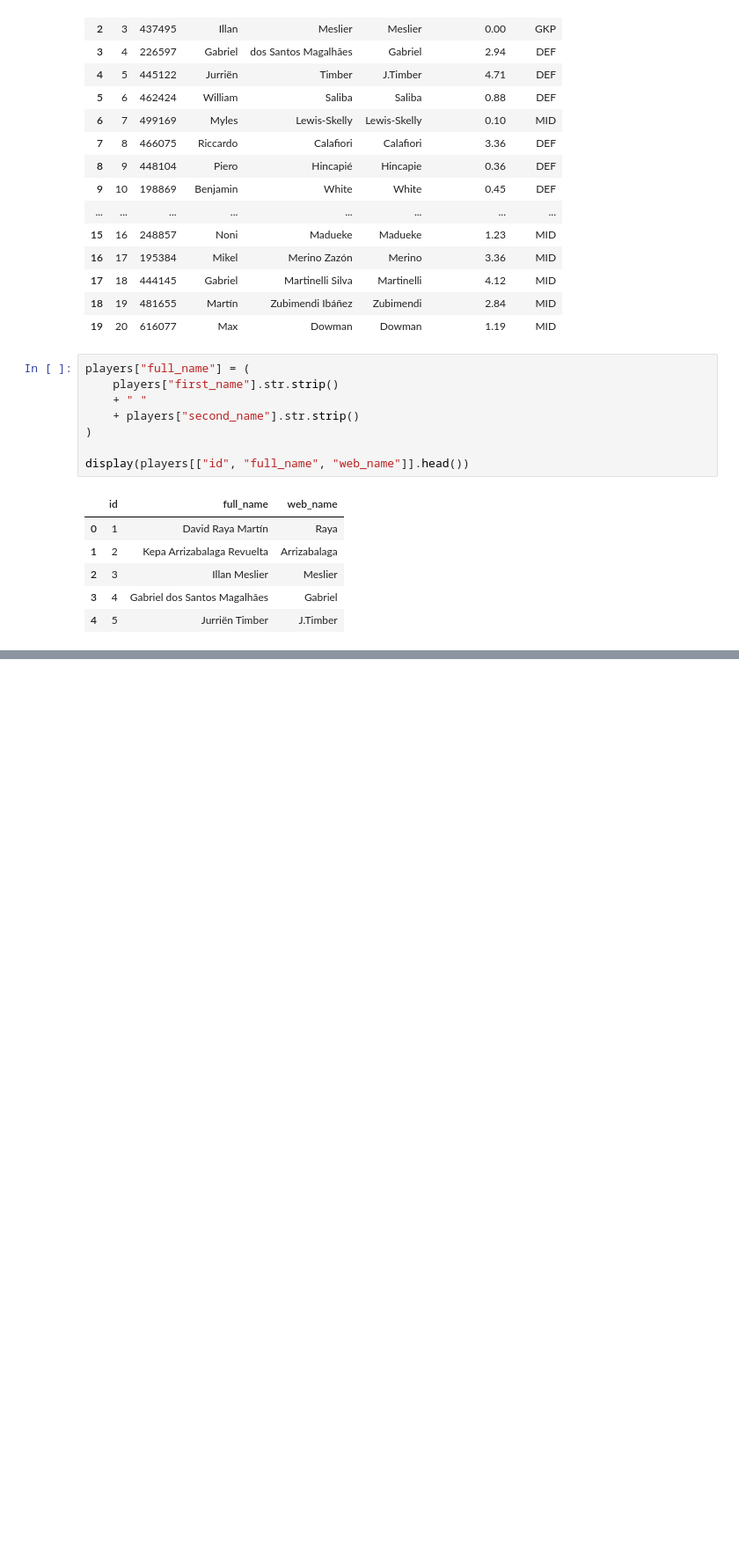
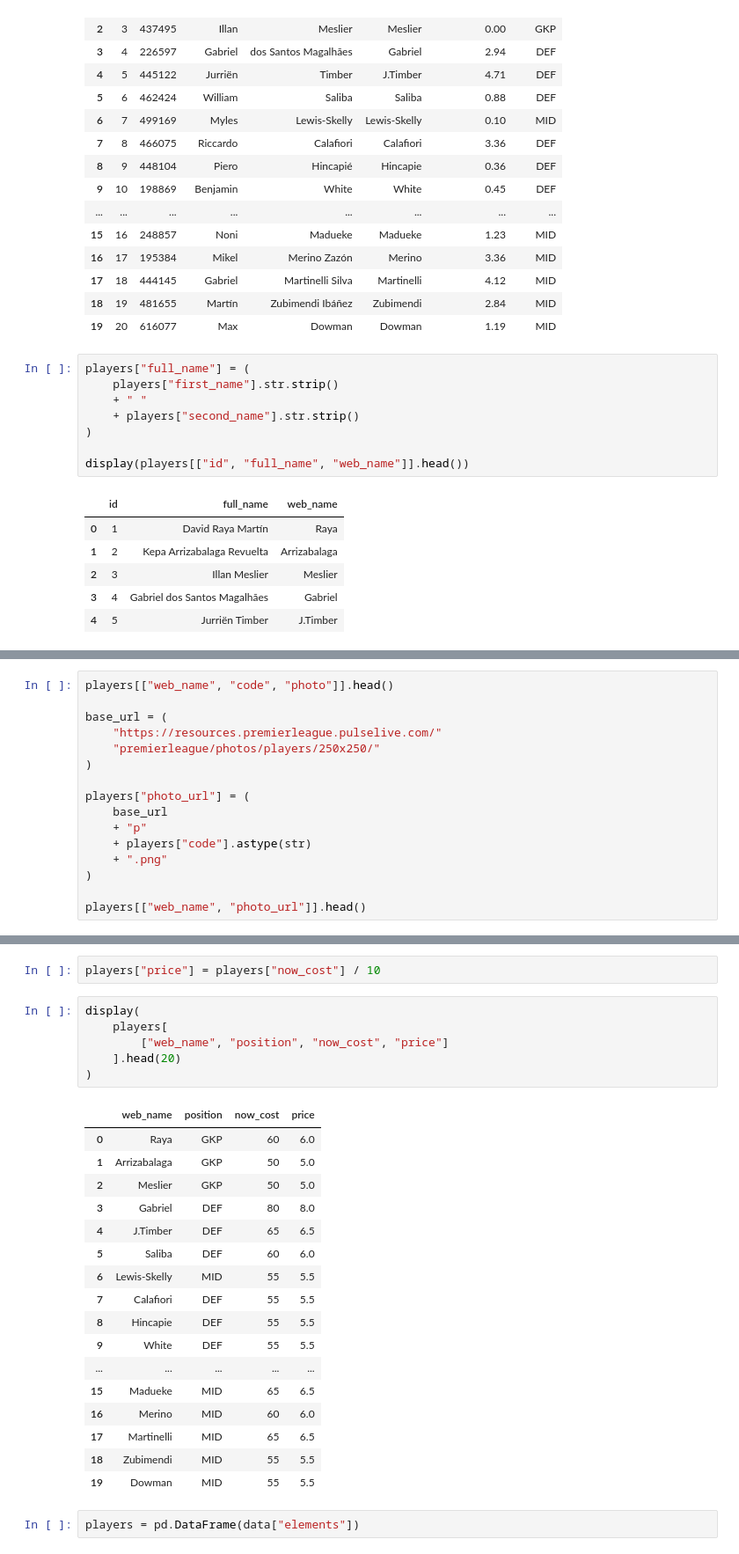
Before and after one commit to mchomm/fpl_predictions, a Jupyter notebook: misc/scripts/practice_api.ipynb, the cells around one changed output, grey strips where cells are left out. Shown at 88% size. Drawn from its saved outputs; the diff is of its cells as text; blank space fills up the shorter version.

```diff
--- a/misc/scripts/practice_api.ipynb
+++ b/misc/scripts/practice_api.ipynb
@@ -119,0 +122,16 @@ display(players[["id", "full_name", "web_name"]].head())
+# %%
+players[["web_name", "code", "photo"]].head()
+
+base_url = (
+    "https://resources.premierleague.pulselive.com/"
+    "premierleague/photos/players/250x250/"
+)
+
+players["photo_url"] = (
+    base_url
+    + "p"
+    + players["code"].astype(str)
+    + ".png"
+)
+
+players[["web_name", "photo_url"]].head()
@@ -119,0 +183,28 @@ display(players[["id", "full_name", "web_name"]].head())
+# %%
+players["price"] = players["now_cost"] / 10
+# %%
+display(
+    players[
+        ["web_name", "position", "now_cost", "price"]
+    ].head(20)
+)
+# %% [output]
+|  | web_name | position | now_cost | price |
+| 0 | Raya | GKP | 60 | 6.0 |
+| 1 | Arrizabalaga | GKP | 50 | 5.0 |
+| 2 | Meslier | GKP | 50 | 5.0 |
+| 3 | Gabriel | DEF | 80 | 8.0 |
+| 4 | J.Timber | DEF | 65 | 6.5 |
+| 5 | Saliba | DEF | 60 | 6.0 |
+| 6 | Lewis-Skelly | MID | 55 | 5.5 |
+| 7 | Calafiori | DEF | 55 | 5.5 |
+| 8 | Hincapie | DEF | 55 | 5.5 |
+| 9 | White | DEF | 55 | 5.5 |
+| ... | ... | ... | ... | ... |
+| 15 | Madueke | MID | 65 | 6.5 |
+| 16 | Merino | MID | 60 | 6.0 |
+| 17 | Martinelli | MID | 65 | 6.5 |
+| 18 | Zubimendi | MID | 55 | 5.5 |
+| 19 | Dowman | MID | 55 | 5.5 |
+# %%
+players = pd.DataFrame(data["elements"])
```
Also changed, not shown: parts of 5 cells of this notebook, 39 other files.
